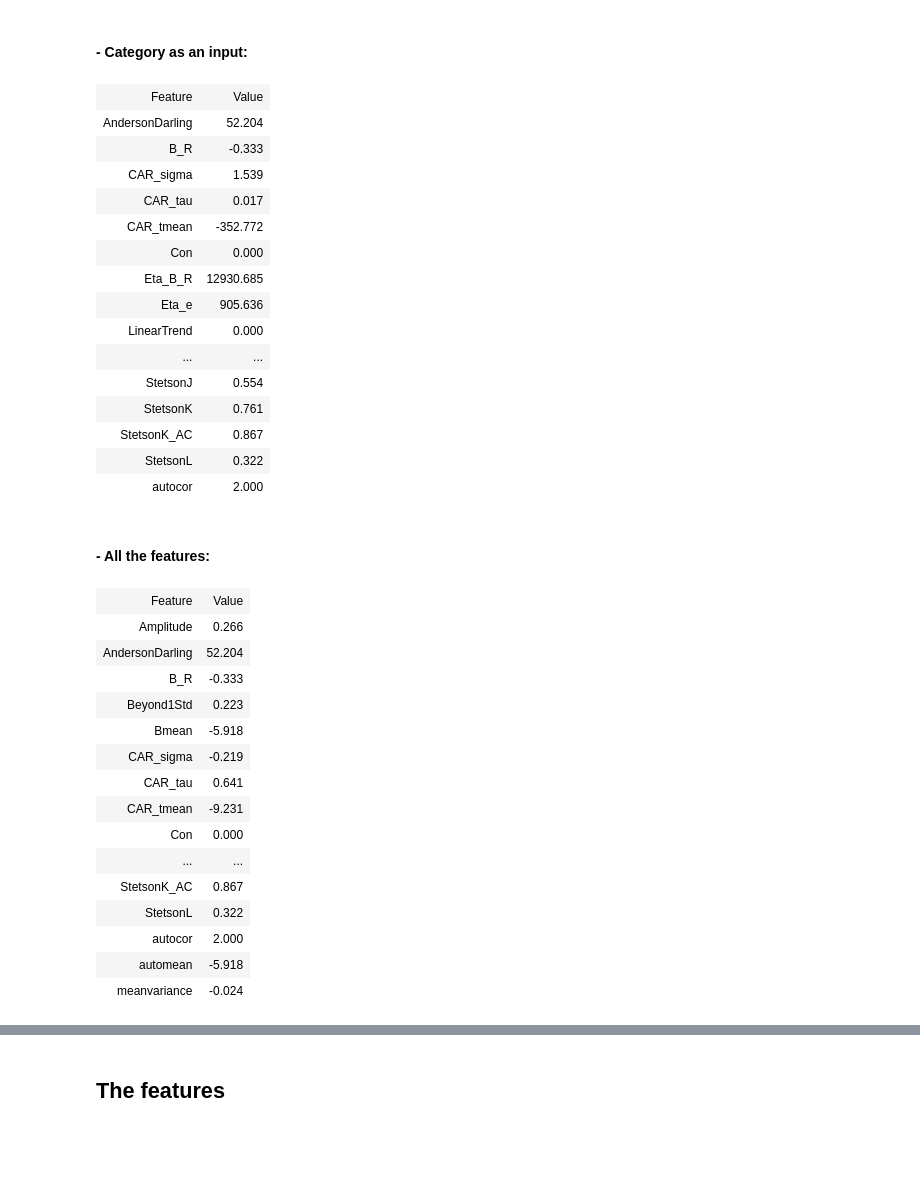
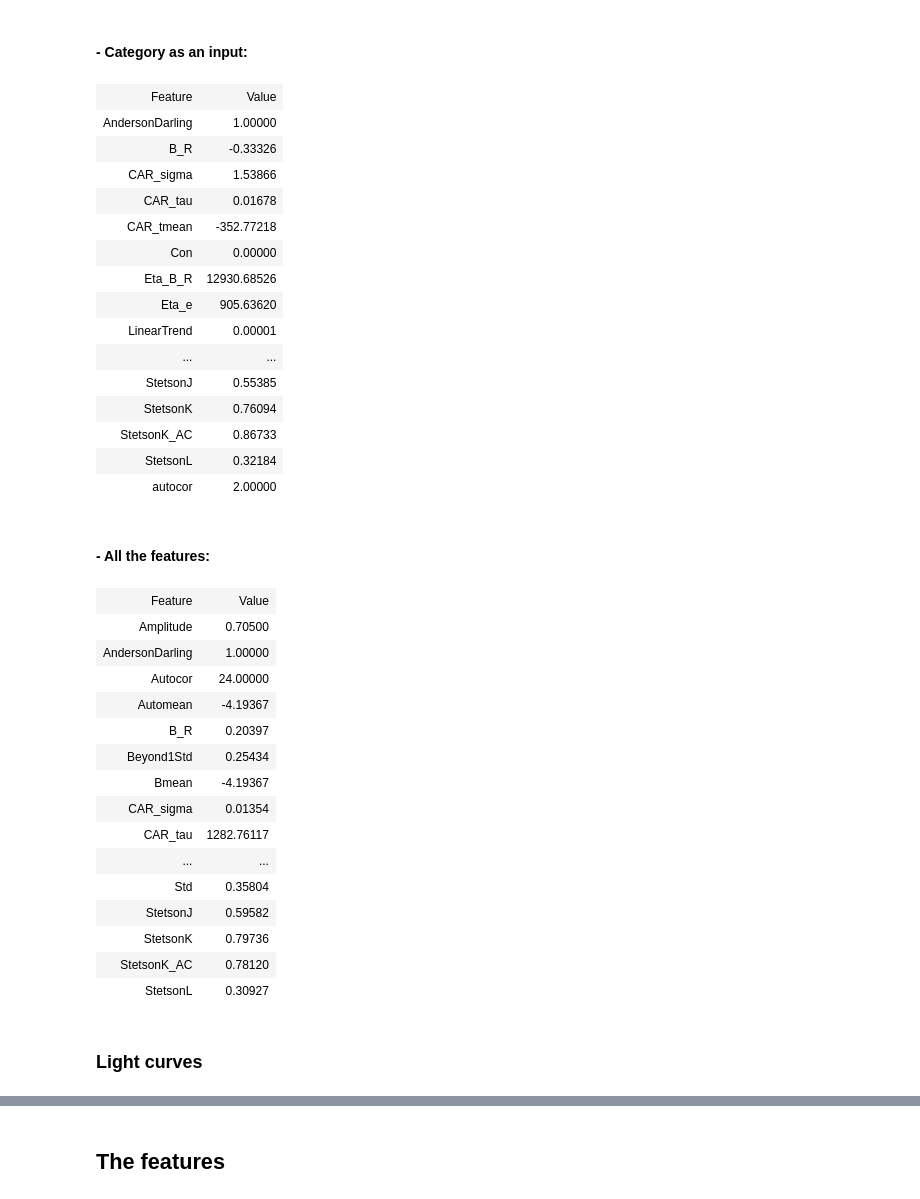
Before and after one commit to isadoranun/time-series-feats, a Jupyter notebook: FeaturesDocumentation.ipynb, the cells around one changed output, grey strips where cells are left out. Drawn from its saved outputs; the diff is of its cells as text; code cells hidden in the pictures; blank space fills up the shorter version.

```diff
--- a/FeaturesDocumentation.ipynb
+++ b/FeaturesDocumentation.ipynb
@@ -179,48 +131,50 @@ Table(a)
 # %% [markdown]
 #### - Category as an input:
 # %%
-a = FeatureSpace(category=['timeSeries'], automean=[0,0], StetsonL=[aligned_second_data, aligned_data] ,  B_R=second_data, Beyond1Std=error, StetsonJ=[aligned_second_data, aligned_data], MaxSlope=mjd, LinearTrend=mjd, Eta_B_R=[aligned_second_data, aligned_data, aligned_mjd], Eta_e=mjd, Q31B_R=[aligned_second_data, aligned_data], PeriodLS=mjd, CAR_sigma = [mjd, error**2], SlottedA = mjd)
+a = FeatureSpace(category=['timeSeries'], automean=[0,0], StetsonL=[aligned_second_data, aligned_data] ,  B_R=second_data, Beyond1Std=error, StetsonJ=[aligned_second_data, aligned_data], MaxSlope=mjd, LinearTrend=mjd, Eta_B_R=[aligned_second_data, aligned_data, aligned_mjd], Eta_e=mjd, Q31B_R=[aligned_second_data, aligned_data], PeriodLS=mjd, Psi_CS=mjd, CAR_sigma = [mjd, error**2], SlottedA = mjd)
 a=a.calculateFeature(data)
 
 Table(a)
 # %% [output]
 | Feature | Value |
-| AndersonDarling | 52.204 |
-| B_R | -0.333 |
-| CAR_sigma | 1.539 |
-| CAR_tau | 0.017 |
-| CAR_tmean | -352.772 |
-| Con | 0.000 |
-| Eta_B_R | 12930.685 |
-| Eta_e | 905.636 |
-| LinearTrend | 0.000 |
+| AndersonDarling | 1.00000 |
+| B_R | -0.33326 |
+| CAR_sigma | 1.53866 |
+| CAR_tau | 0.01678 |
+| CAR_tmean | -352.77218 |
+| Con | 0.00000 |
+| Eta_B_R | 12930.68526 |
+| Eta_e | 905.63620 |
+| LinearTrend | 0.00001 |
 | ... | ... |
-| StetsonJ | 0.554 |
-| StetsonK | 0.761 |
-| StetsonK_AC | 0.867 |
-| StetsonL | 0.322 |
-| autocor | 2.000 |
+| StetsonJ | 0.55385 |
+| StetsonK | 0.76094 |
+| StetsonK_AC | 0.86733 |
+| StetsonL | 0.32184 |
+| autocor | 2.00000 |
 # %% [markdown]
 #### - All the features:
 # %%
-a = FeatureSpace(category='all',featureList=None, automean=[0,0], StetsonL=[aligned_second_data, aligned_data] ,  B_R=second_data, Beyond1Std=error, StetsonJ=[aligned_second_data, aligned_data], MaxSlope=mjd, LinearTrend=mjd, Eta_B_R=[aligned_second_data, aligned_data, aligned_mjd], Eta_e=mjd, Q31B_R=[aligned_second_data, aligned_data], PeriodLS=mjd, CAR_sigma=[mjd, error], SlottedA = mjd)
+a = FeatureSpace(category='all',featureList=None, Automean=[0,0], StetsonL=[aligned_second_data, aligned_data] ,  B_R=second_data, Beyond1Std=error, StetsonJ=[aligned_second_data, aligned_data], MaxSlope=mjd, LinearTrend=mjd, Eta_B_R=[aligned_second_data, aligned_data, aligned_mjd], Eta_e=mjd, Q31B_R=[aligned_second_data, aligned_data], PeriodLS=mjd, Psi_CS=mjd, CAR_sigma=[mjd, error], SlottedA = mjd)
 a=a.calculateFeature(data)
 
 Table(a)
 # %% [output]
 | Feature | Value |
-| Amplitude | 0.266 |
-| AndersonDarling | 52.204 |
-| B_R | -0.333 |
-| Beyond1Std | 0.223 |
-| Bmean | -5.918 |
-| CAR_sigma | -0.219 |
-| CAR_tau | 0.641 |
-| CAR_tmean | -9.231 |
-| Con | 0.000 |
+| Amplitude | 0.70500 |
+| AndersonDarling | 1.00000 |
+| Autocor | 24.00000 |
+| Automean | -4.19367 |
+| B_R | 0.20397 |
+| Beyond1Std | 0.25434 |
+| Bmean | -4.19367 |
+| CAR_sigma | 0.01354 |
+| CAR_tau | 1282.76117 |
 | ... | ... |
-| StetsonK_AC | 0.867 |
-| StetsonL | 0.322 |
-| autocor | 2.000 |
-| automean | -5.918 |
-| meanvariance | -0.024 |
+| Std | 0.35804 |
+| StetsonJ | 0.59582 |
+| StetsonK | 0.79736 |
+| StetsonK_AC | 0.78120 |
+| StetsonL | 0.30927 |
+# %% [markdown]
+### Light curves
```
Also changed, not shown: parts of 89 cells of this notebook, 19 other files.
